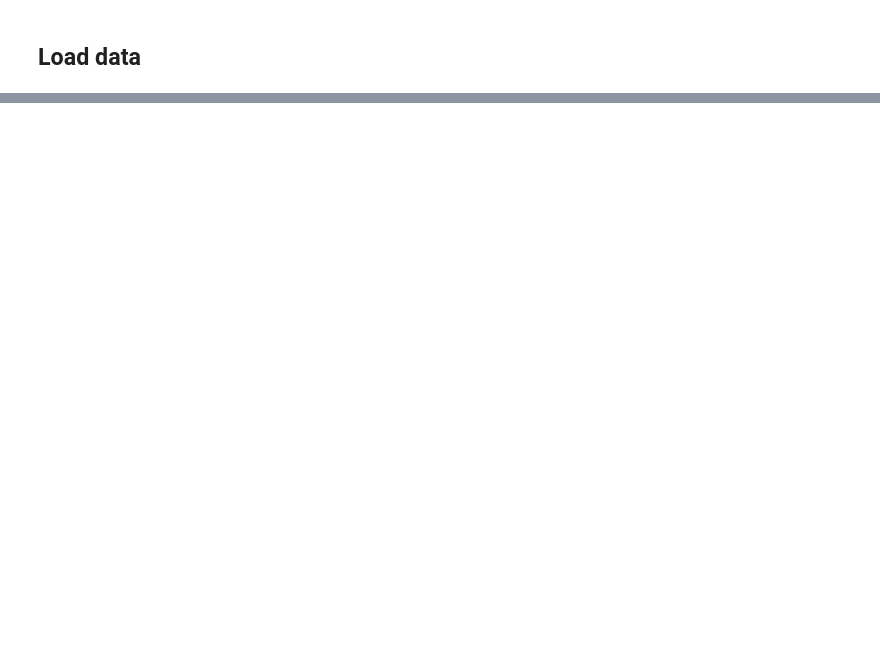
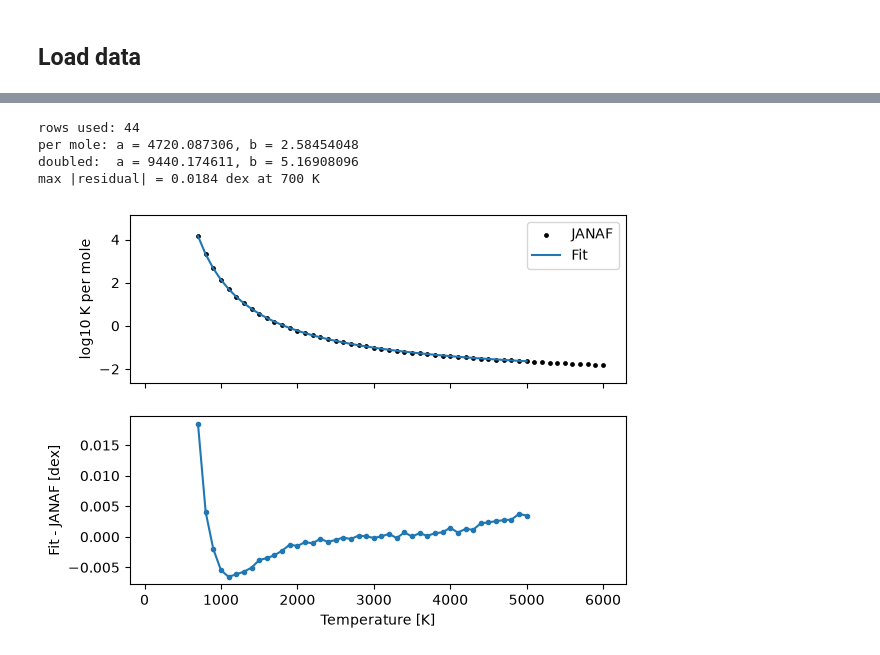
Before and after one commit to FormingWorlds/CALLIOPE, a Jupyter notebook: tools/fit_H2S.ipynb, the cells around one changed output, grey strips where cells are left out. Drawn from its saved outputs; the diff is of its cells as text; code cells hidden in the pictures; blank space fills up the shorter version.

```diff
--- a/tools/fit_H2S.ipynb
+++ b/tools/fit_H2S.ipynb
@@ -89,0 +14,9 @@ plt.show()
+# %%
+janaf_H2S = np.loadtxt("janaf_H2S.dat")
+janaf_S2 = np.loadtxt("janaf_S2.dat")
+log_kf_H2S = dict(zip(janaf_H2S[:, 0], janaf_H2S[:, 7]))
+log_kf_S2 = dict(zip(janaf_S2[:, 0], janaf_S2[:, 7]))
+
+# Per mole of H2S: 0.5 S2 + H2 = H2S, with log Kf(H2) = 0
+tmp = np.array(sorted(log_kf_H2S.keys() & log_kf_S2.keys()))  # K
+log_k = np.array([log_kf_H2S[t] - 0.5 * log_kf_S2[t] for t in tmp])
@@ -89,0 +27,28 @@ plt.show()
+# %%
+t_min, t_max = 700.0, 5000.0
+sel = (tmp >= t_min) & (tmp <= t_max)
+slope, intercept = np.polyfit(1.0 / tmp[sel], log_k[sel], 1)
+resid = slope / tmp[sel] + intercept - log_k[sel]
+
+print(f"rows used: {sel.sum()}")
+print(f"per mole: a = {slope:.6f}, b = {-intercept:.8f}")
+print(f"doubled:  a = {2 * slope:.6f}, b = {-2 * intercept:.8f}")
+print(f"max |residual| = {np.abs(resid).max():.4f} dex at {tmp[sel][np.abs(resid).argmax()]:.0f} K")
+# %% [output]
+rows used: 44
+per mole: a = 4720.087306, b = 2.58454048
+doubled:  a = 9440.174611, b = 5.16908096
+max |residual| = 0.0184 dex at 700 K
+# %%
+fig, (ax0, ax1) = plt.subplots(2, 1, sharex=True)
+
+ax0.scatter(tmp, log_k, s=6, c="k", label="JANAF")
+ax0.plot(tmp[sel], slope / tmp[sel] + intercept, label="Fit")
+ax0.set(ylabel="log10 K per mole", ylim=(log_k[sel].min() - 1, log_k[sel].max() + 1))
+ax0.legend()
+
+ax1.plot(tmp[sel], resid, marker=".")
+ax1.set(xlabel="Temperature [K]", ylabel="Fit - JANAF [dex]")
+plt.show()
+# %% [output]
+[figure, added]
```
Also changed, not shown: parts of 15 cells of this notebook, 5 other files.
